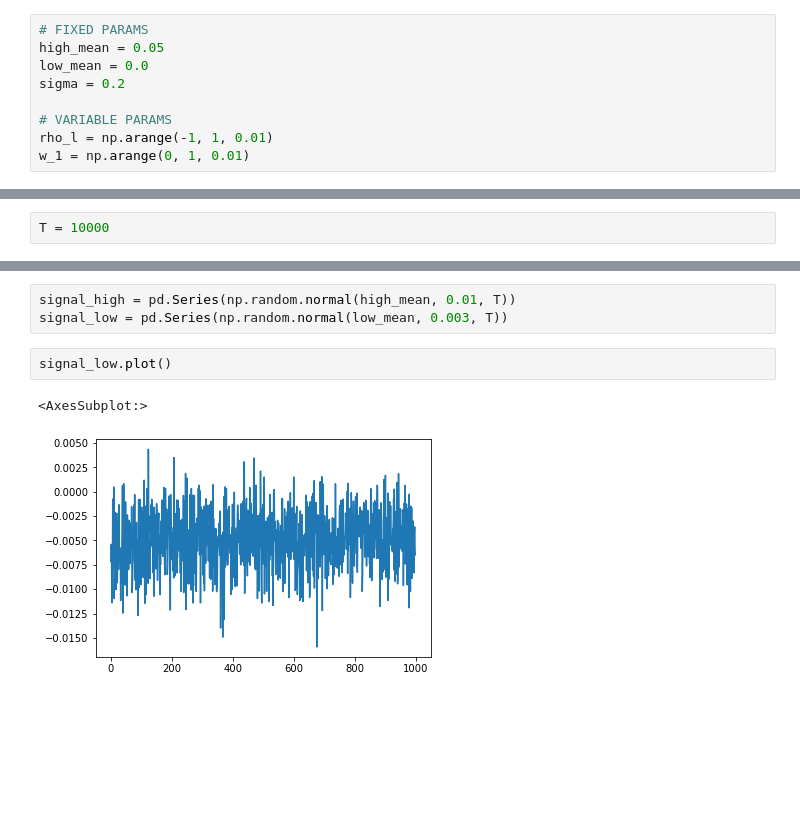
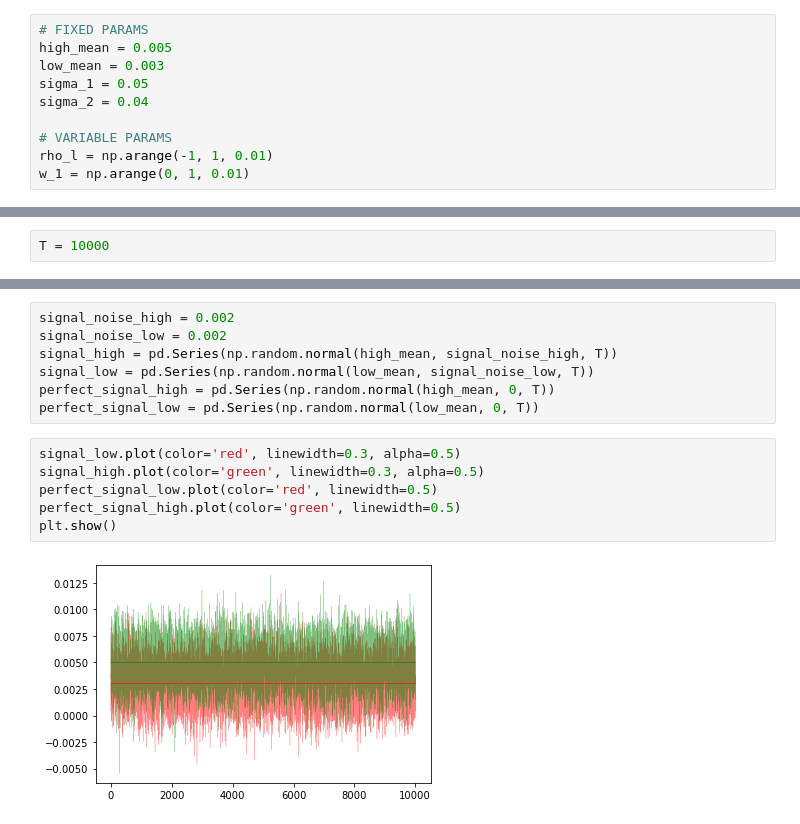
Before and after one commit to lucaberlanda/Magazzino, a Jupyter notebook: Finance/Signals.ipynb, the cells around one changed output, grey strips where cells are left out. Drawn from its saved outputs; the diff is of its cells as text; blank space fills up the shorter version.

```diff
--- a/Finance/Signals.ipynb
+++ b/Finance/Signals.ipynb
@@ -59,8 +67,9 @@ from Finance.primitive import BrownianMotion
 # %%
 # FIXED PARAMS
-high_mean = 0.05
-low_mean = 0.0
-sigma = 0.2
+high_mean = 0.005
+low_mean = 0.003
+sigma_1 = 0.05
+sigma_2 = 0.04
 
 # VARIABLE PARAMS
 rho_l = np.arange(-1, 1, 0.01)
@@ -126,8 +160,15 @@ gbm.plot(logy=True, ax=ax)
 # %%
-signal_high = pd.Series(np.random.normal(high_mean, 0.01, T))
-signal_low = pd.Series(np.random.normal(low_mean, 0.003, T))
+signal_noise_high = 0.002
+signal_noise_low = 0.002
+signal_high = pd.Series(np.random.normal(high_mean, signal_noise_high, T))
+signal_low = pd.Series(np.random.normal(low_mean, signal_noise_low, T))
+perfect_signal_high = pd.Series(np.random.normal(high_mean, 0, T))
+perfect_signal_low = pd.Series(np.random.normal(low_mean, 0, T))
 # %%
-signal_low.plot()
+signal_low.plot(color='red', linewidth=0.3, alpha=0.5)
+signal_high.plot(color='green', linewidth=0.3, alpha=0.5)
+perfect_signal_low.plot(color='red', linewidth=0.5)
+perfect_signal_high.plot(color='green', linewidth=0.5)
+plt.show()
 # %% [output]
-<AxesSubplot:>
-[figure, old version]
+[figure, new version]
```
Also changed, not shown: parts of 16 cells of this notebook, 5 other files.
